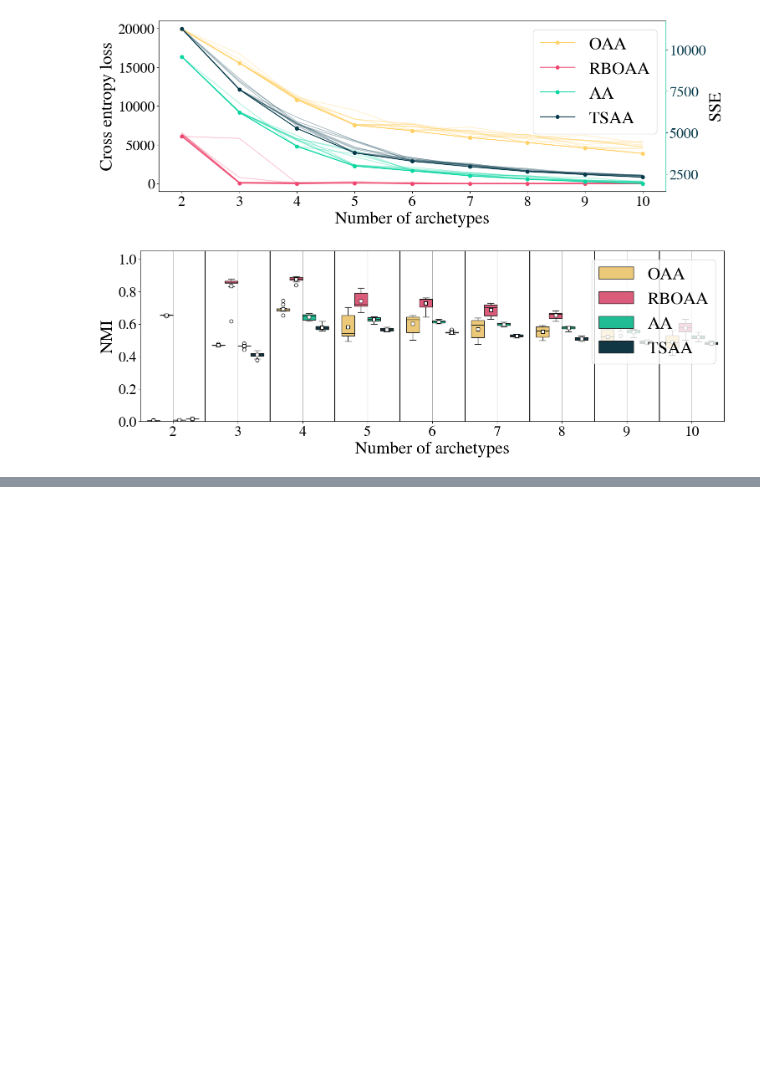
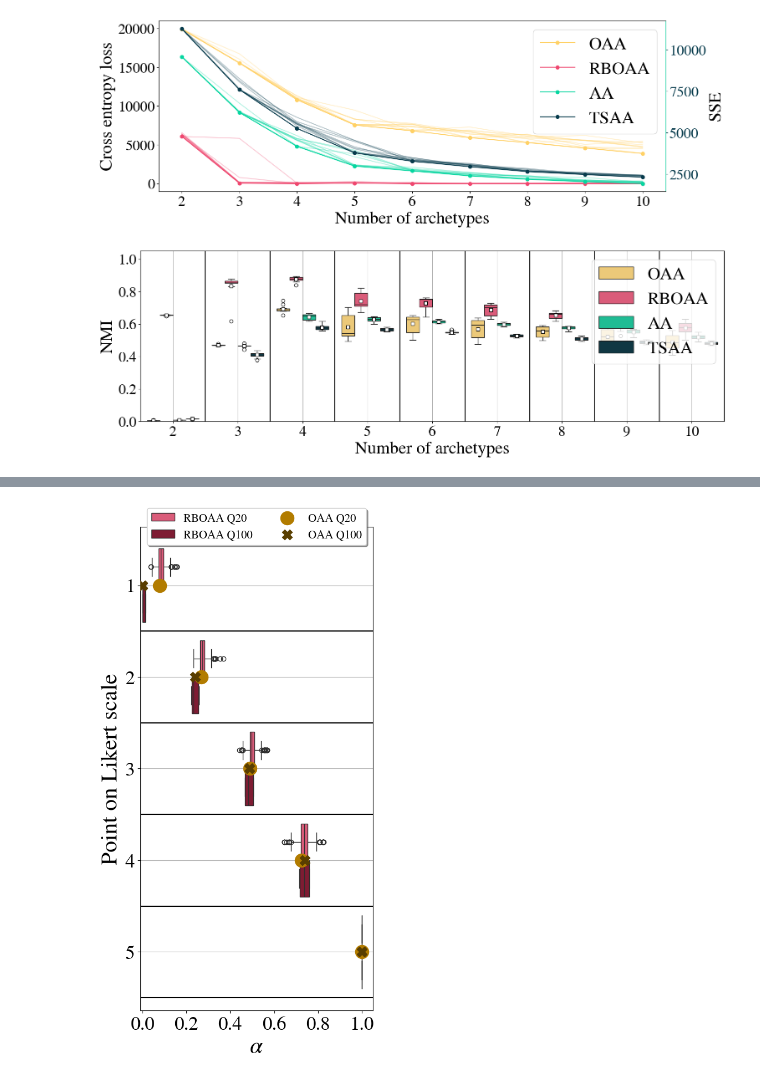
Before and after one commit to Maplewarrior/OrdinalArchetypalAnalysis, a Jupyter notebook: synthPlotsForPaper.ipynb, the cells around one changed output, grey strips where cells are left out. Cells and saved outputs as stored; diff of their text form; code cells hidden in the pictures; blank space fills up the shorter version.

```diff
--- a/synthPlotsForPaper.ipynb
+++ b/synthPlotsForPaper.ipynb
@@ -404,0 +203,17 @@ response_bias_plot(X, RBOAA_betas, OAA_betas, synthetic_betas=None)
+# %%
+Q100_NoRB = load_analyses("noRB_100Q_results")
+Q20_NoRB = load_analyses("noRB_20Q_results")
+
+
+
+RBOAA_betasQ100 = Q100_NoRB['RBOAA']['K3'][2].b
+OAA_betasQ100 = Q100_NoRB['OAA']['K3'][2].b
+
+RBOAA_betasQ20 = Q20_NoRB['RBOAA']['K3'][2].b
+OAA_betasQ20 = Q20_NoRB['OAA']['K3'][2].b
+
+
+
+response_bias_plot(X,  RBOAA_betasQ20, OAA_betasQ20,RBOAA_betasQ100, OAA_betasQ100 ,6, 'noRB_synth', synthetic_betas=None)
+# %% [output]
+[figure, added]
```
Also changed, not shown: parts of 19 cells of this notebook, 3 other files.
